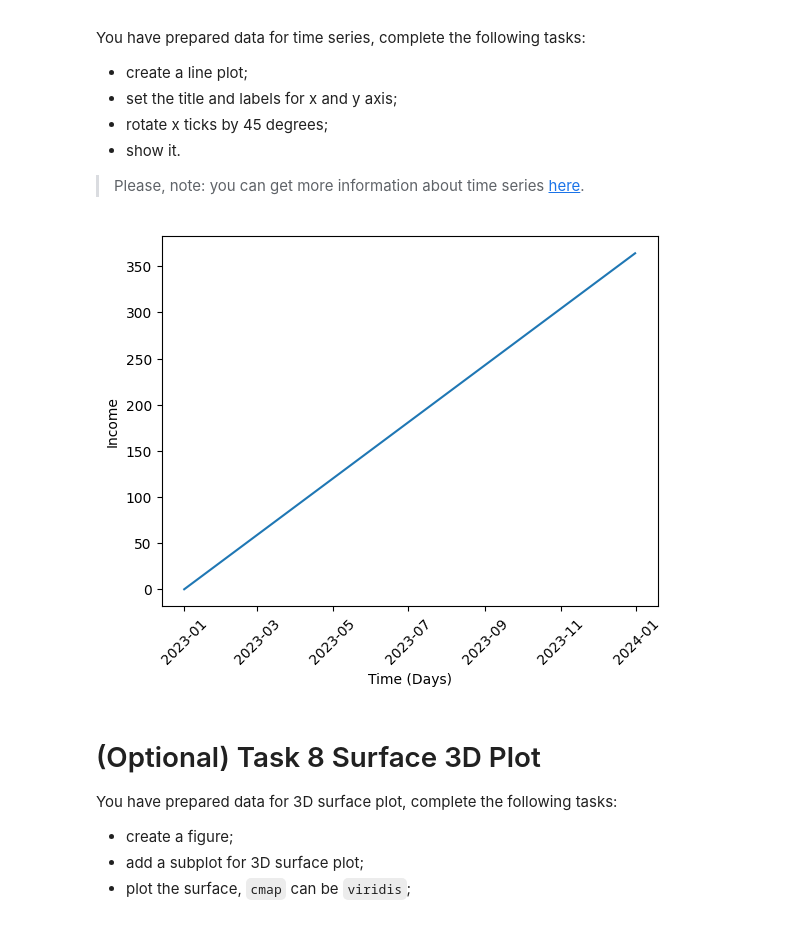
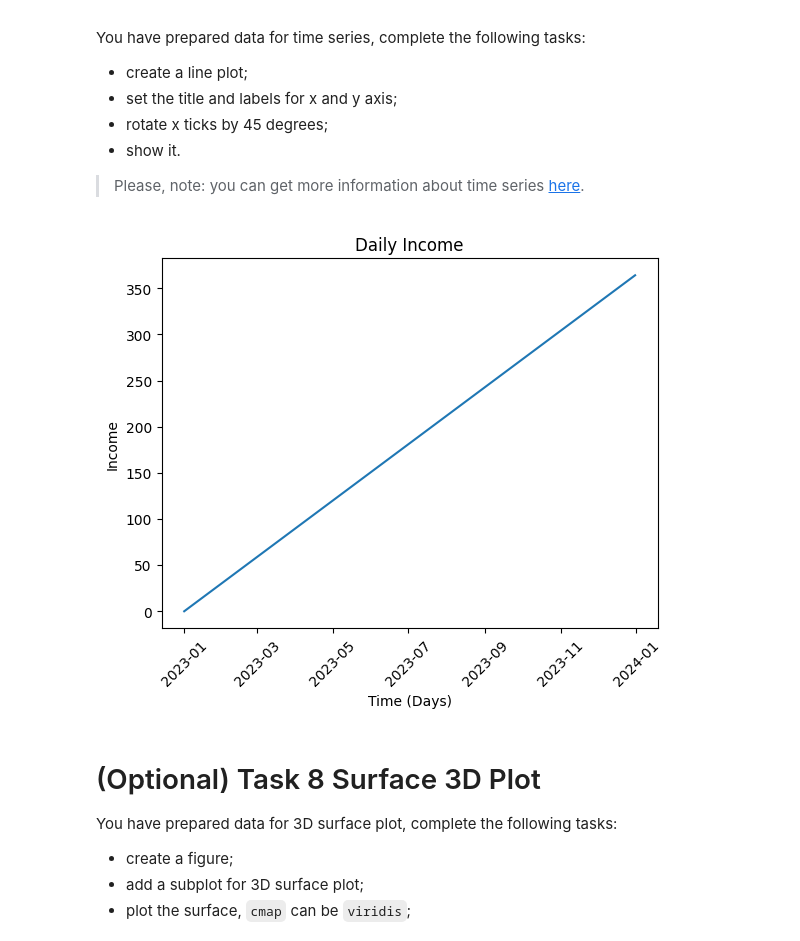
Before and after one commit to mate-academy/py-matplotlib, a Jupyter notebook: app/matplotlib.ipynb, the cells around one changed output. Cells and saved outputs as stored; diff of their text form; code cells hidden in the pictures.

```diff
--- a/app/matplotlib.ipynb
+++ b/app/matplotlib.ipynb
@@ -165,17 +165,17 @@ You have prepared data for time series, complete the following tasks:
 # %%
 dates = pd.date_range("2023-01-01", "2023-12-31", freq="D")
 values = pd.Series(range(len(dates)), index=dates)
 
 plt.plot(dates, values)
 
 plt.xlabel("Time (Days)")
 plt.ylabel("Income")
-plt.title = "Daily Income"
+plt.title("Daily Income")
 plt.tick_params(axis='x', labelrotation=45)
 
 plt.show()
 # %% [output]
-[figure, old version]
+[figure, new version]
 # %% [markdown]
 # (Optional) Task 8 Surface 3D Plot
 
```
